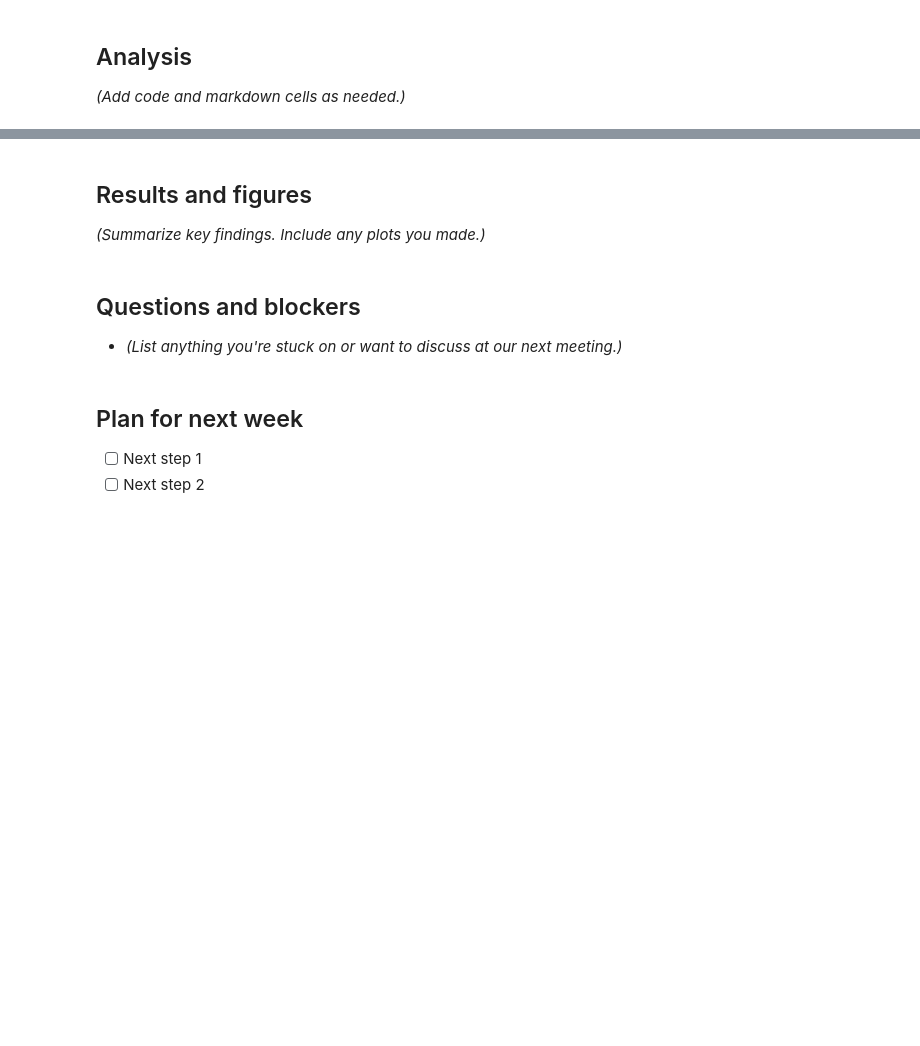
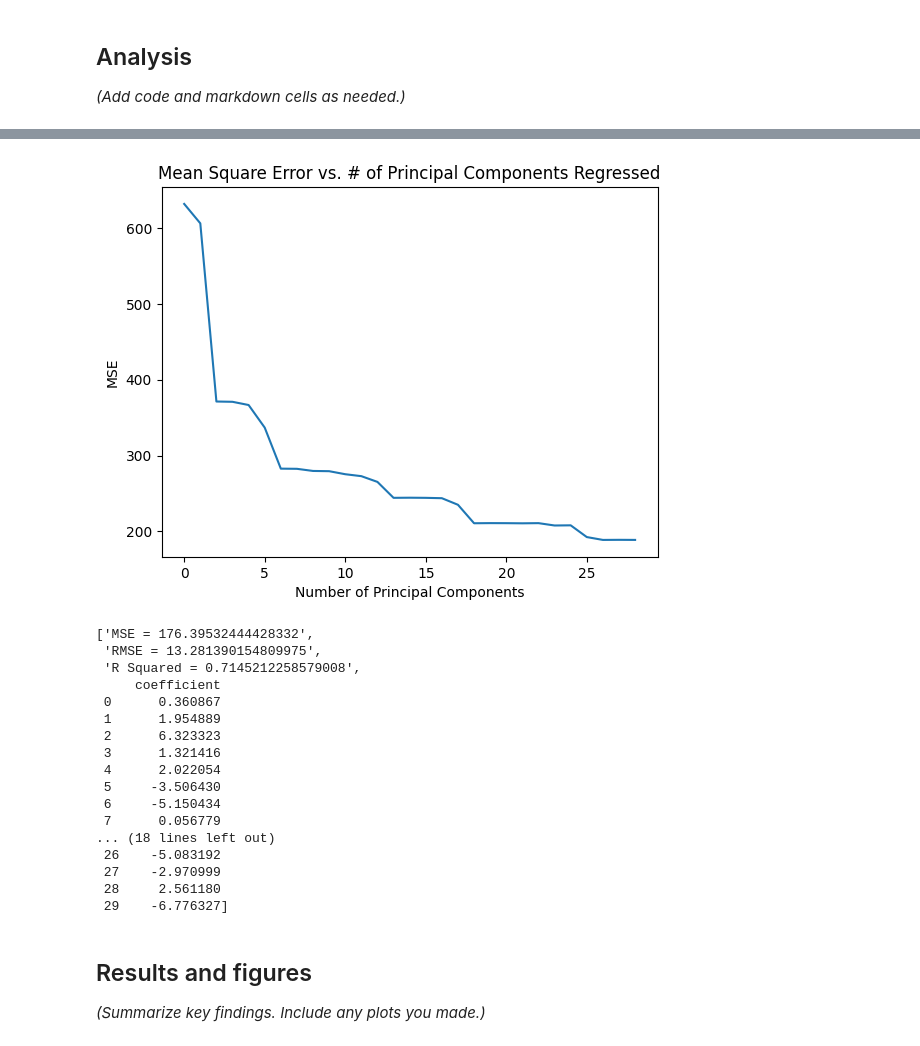
Before and after one commit to samjbaugh/reu26, a Jupyter notebook: reports/Week3Report.ipynb, the cells around one changed output, grey strips where cells are left out. Drawn from its saved outputs; the diff is of its cells as text; code cells hidden in the pictures; blank space fills up the shorter version.

```diff
--- a/reports/Week3Report.ipynb
+++ b/reports/Week3Report.ipynb
@@ -147,13 +221,26 @@ Inland:
+# %%
+X_gs, y_gs = remove_nulls(pa_gs, X, y)
+PCR(X_gs, y_gs, 30)
+# %% [output]
+[figure, added]
+['MSE = 176.39532444428332',
+ 'RMSE = 13.281390154809975',
+ 'R Squared = 0.7145212258579008',
+     coefficient
+ 0      0.360867
+ 1      1.954889
+ 2      6.323323
+ 3      1.321416
+ 4      2.022054
+ 5     -3.506430
+ 6     -5.150434
+ 7      0.056779
+... (18 lines left out)
+ 26    -5.083192
+ 27    -2.970999
+ 28     2.561180
+ 29    -6.776327]
 # %% [markdown]
 ## Results and figures
 
 *(Summarize key findings. Include any plots you made.)*
-# %% [markdown]
-## Questions and blockers
-
-- *(List anything you're stuck on or want to discuss at our next meeting.)*
-# %% [markdown]
-## Plan for next week
-
-- [ ] Next step 1
-- [ ] Next step 2
```
Also changed, not shown: parts of 6 cells of this notebook, 9 other files.
